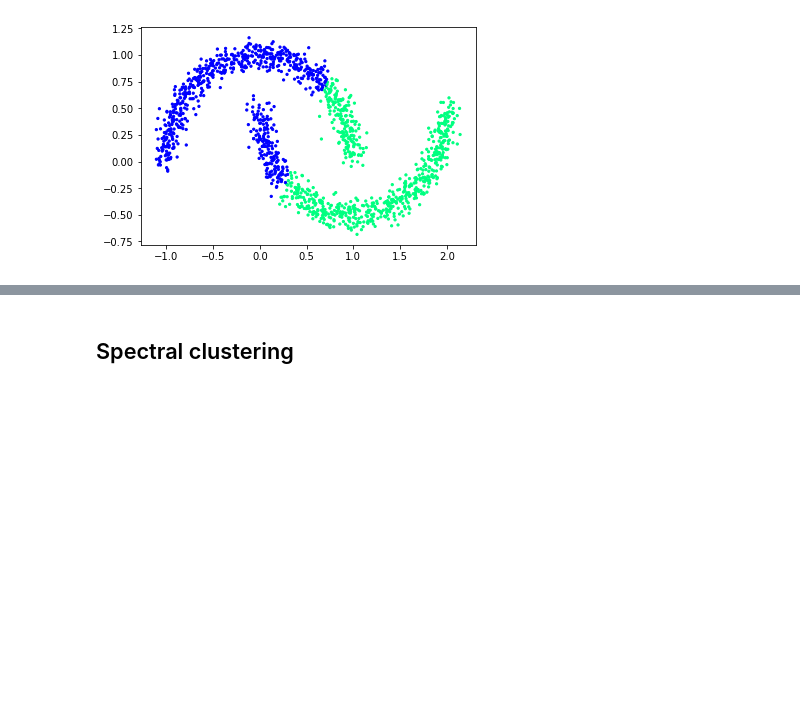
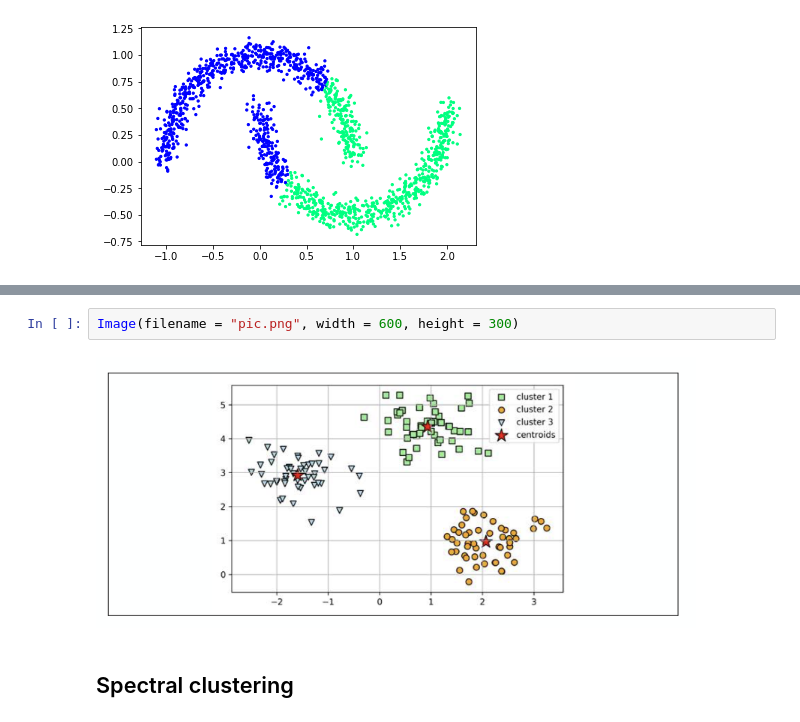
Before and after one commit to comp-machine-learning-spring2021/portfolio-HelenaSG, a Jupyter notebook: coding_element_1/ce1-notes.ipynb, the cells around one changed output, grey strips where cells are left out. Cells and saved outputs as stored; diff of their text form; blank space fills up the shorter version.

```diff
--- a/coding_element_1/ce1-notes.ipynb
+++ b/coding_element_1/ce1-notes.ipynb
@@ -68,3 +76,7 @@ It is not very surprising to see that my implemention (0.156s) is slower than th
+# %%
+Image(filename = "pic.png", width = 600, height = 300)
+# %% [output]
+[figure, added]
 # %% [markdown]
 ## Spectral clustering
 # %% [markdown]
```
Also changed, not shown: parts of 14 cells of this notebook.
